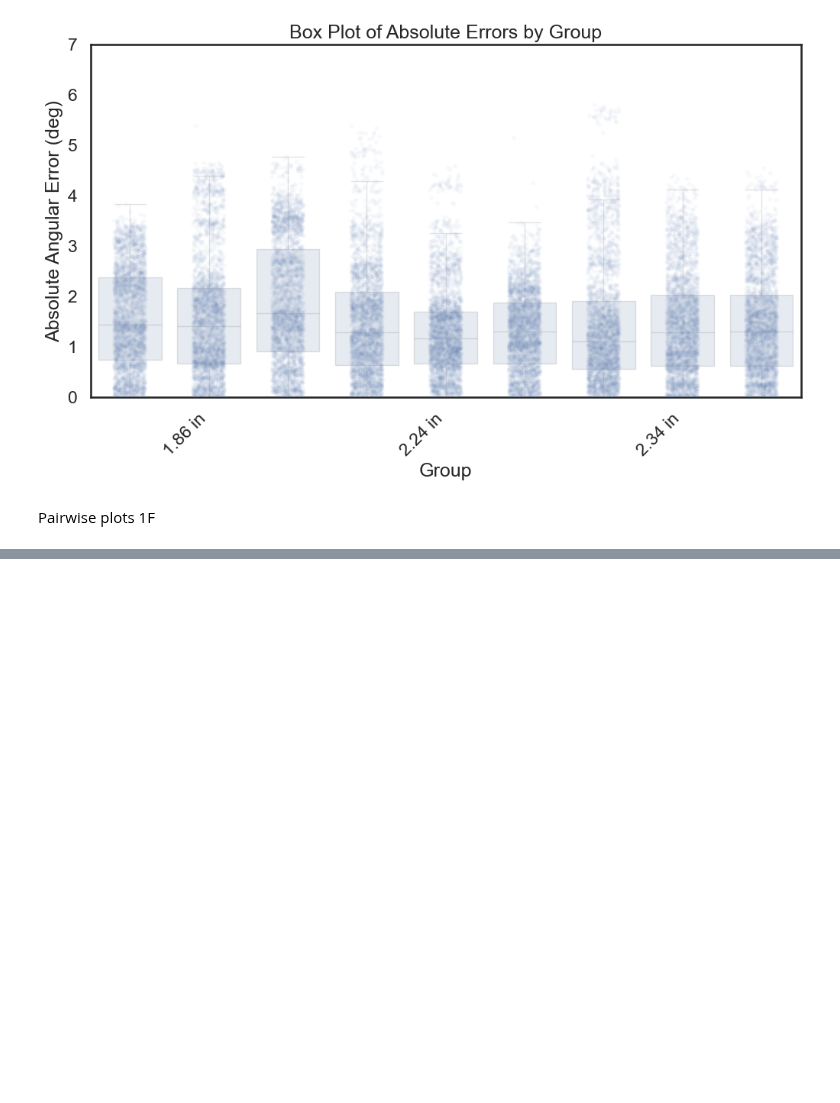
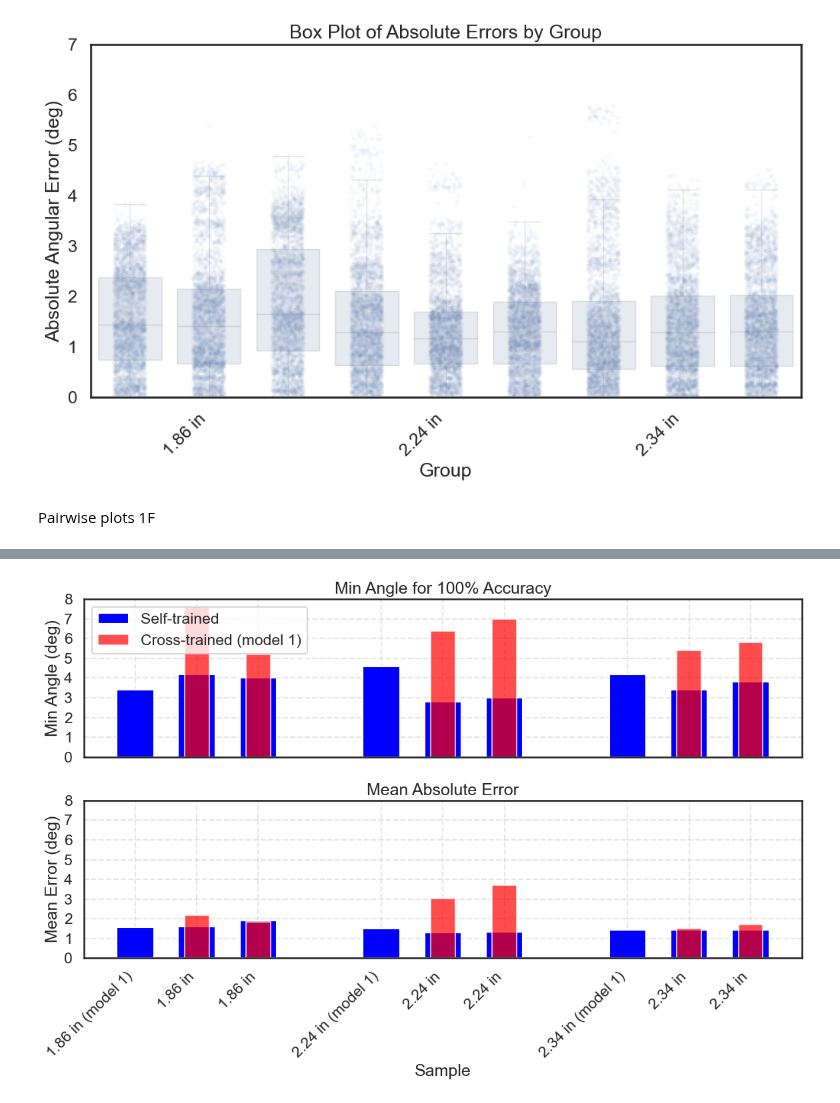
Before and after one commit to neuralengatberkeley/Strain-Sensor-, a Jupyter notebook: Code/analysis/misalignment_analysis_TO_4_22_25.ipynb, the cells around one changed output, grey strips where cells are left out. Saved outputs shown, nothing was run; the diff lists cells and outputs as text; code cells hidden in the pictures; blank space fills up the shorter version.

```diff
--- a/Code/analysis/misalignment_analysis_TO_4_22_25.ipynb
+++ b/Code/analysis/misalignment_analysis_TO_4_22_25.ipynb
@@ -231 +231,5 @@ ADC normalized bw 0-1. ADC max:  1.0 ADC min:  0.0
 [figure]
+# %%
+g.plot_compact_pairwise_comparison(pairwise_min_accuracy, pairwise_abs_error, xlabel_flat, ylim=(0, 8))
+# %% [output]
+[figure, added]
```
Also changed, not shown: parts of 2 cells of this notebook, 5 other files.
